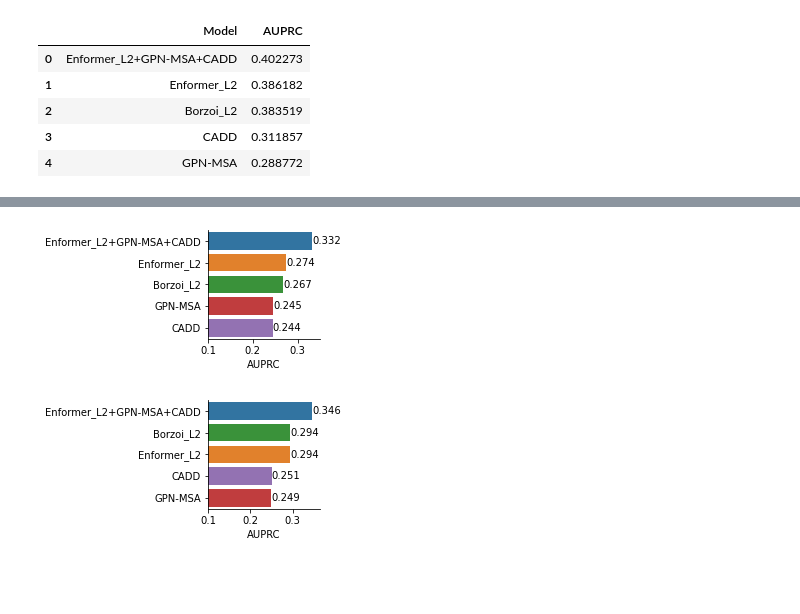
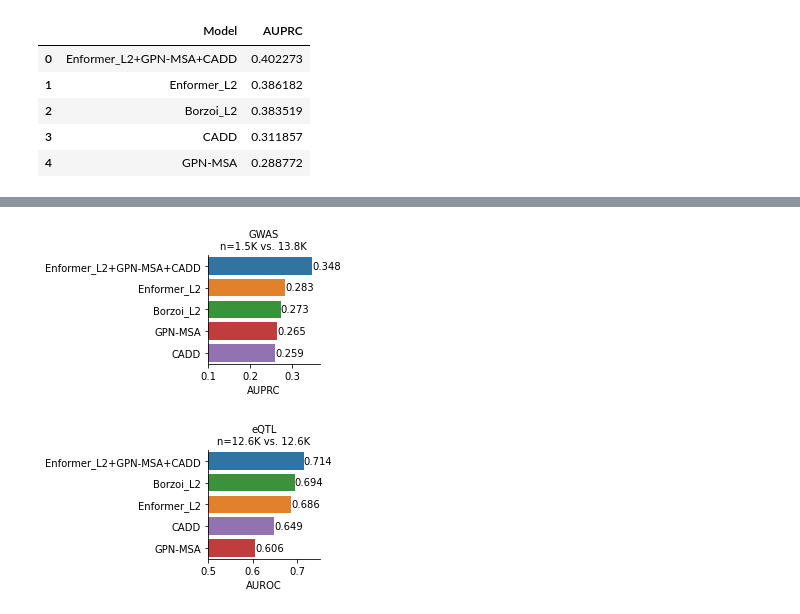
Before and after one commit to minjaf/TraitGym, a Jupyter notebook: workflow/notebooks/results.ipynb, the cells around one changed output, grey strips where cells are left out. Cells and saved outputs as stored; diff of their text form; code cells hidden in the pictures; blank space fills up the shorter version.

```diff
--- a/workflow/notebooks/results.ipynb
+++ b/workflow/notebooks/results.ipynb
@@ -227,51 +250,8 @@ sns.despine();
-# %%
-df_all = df[df.subset=="all"]
-
-plt.figure(figsize=(2,2))
-g = sns.barplot(
-    data=df_all,
-    y="Model",
-    x="AUPRC",
-    order=df_all.sort_values("AUPRC", ascending=False).Model,
-    palette=palette,
-)
-for bar, model in zip(g.patches, df_all.Model):
-    text = f'{bar.get_width():.3f}'
-    g.text(
-        max(bar.get_width(), baseline),  # X position, here at the end of the bar
-        bar.get_y() + bar.get_height()/2,  # Y position, in the middle of the bar
-        text,  # Text to be displayed, formatted to 3 decimal places
-        va='center'  # Vertical alignment
-    )
-g.set(
-    ylabel="",
-    xlim=0.1,
-)
-sns.despine();
-# %% [output]
-[figure, removed]
-# %%
-baseline = 0.1
-plt.figure(figsize=(2,2))
-g = sns.barplot(
-    data=df,
-    y="Model",
-    x="AUPRC",
-    order=df.sort_values("AUPRC", ascending=False).Model,
-    palette=palette,
-)
-for bar, model in zip(g.patches, df.Model):
-    text = f'{bar.get_width():.3f}'
-    g.text(
-        max(bar.get_width(), baseline),  # X position, here at the end of the bar
-        bar.get_y() + bar.get_height()/2,  # Y position, in the middle of the bar
-        text,  # Text to be displayed, formatted to 3 decimal places
-        va='center'  # Vertical alignment
-    )
-g.set(
-    ylabel="",
-    xlim=0.1,
-)
-sns.despine();
-# %% [output]
-[figure, removed]
+# %%
+single_barplot("all", "GWAS")
+# %% [output]
+[figure, added]
+# %%
+single_barplot("all", "eQTL")
+# %% [output]
+[figure, added]
```
Also changed, not shown: parts of 5 cells of this notebook, 6 other files.
